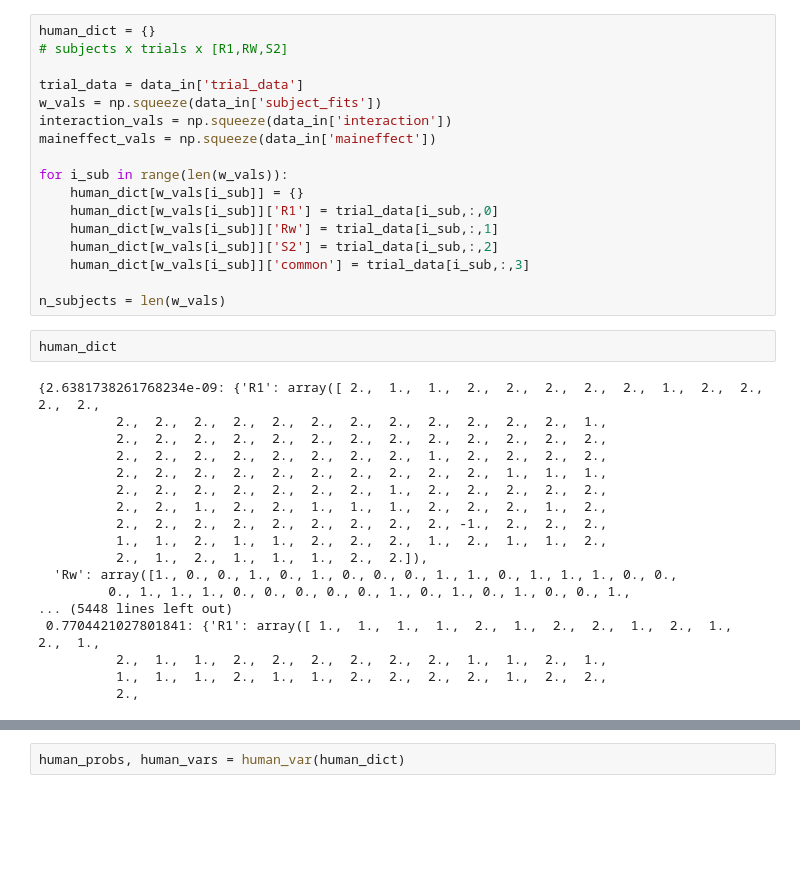
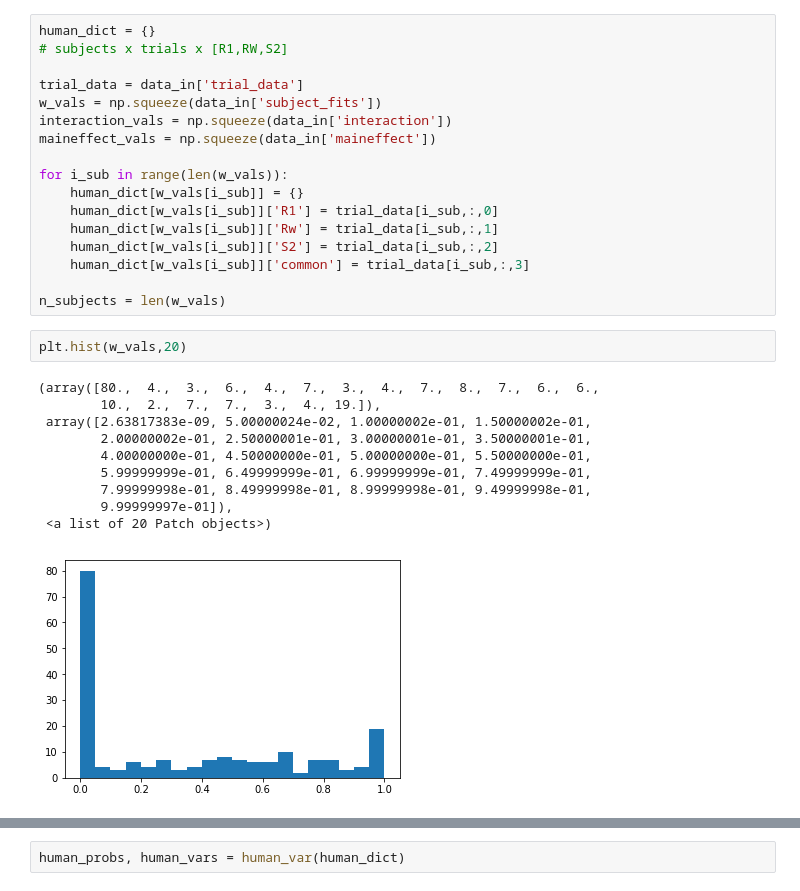
Before and after one commit to alsfilip/Empirical_Information_Bottleneck, a Jupyter notebook: Choice Variability.ipynb, the cells around one changed output, grey strips where cells are left out. Saved outputs shown, nothing was run; the diff lists cells and outputs as text; blank space fills up the shorter version.

```diff
--- a/Choice Variability.ipynb
+++ b/Choice Variability.ipynb
@@ -154,26 +154,19 @@ for i_sub in range(len(w_vals)):
     human_dict[w_vals[i_sub]]['common'] = trial_data[i_sub,:,3]
 
 n_subjects = len(w_vals)
-# %%
-human_dict
-# %% [output]
-{2.6381738261768234e-09: {'R1': array([ 2.,  1.,  1.,  2.,  2.,  2.,  2.,  2.,  1.,  2.,  2.,  2.,  2.,
-          2.,  2.,  2.,  2.,  2.,  2.,  2.,  2.,  2.,  2.,  2.,  2.,  1.,
-          2.,  2.,  2.,  2.,  2.,  2.,  2.,  2.,  2.,  2.,  2.,  2.,  2.,
-          2.,  2.,  2.,  2.,  2.,  2.,  2.,  2.,  1.,  2.,  2.,  2.,  2.,
-          2.,  2.,  2.,  2.,  2.,  2.,  2.,  2.,  2.,  2.,  1.,  1.,  1.,
-          2.,  2.,  2.,  2.,  2.,  2.,  2.,  1.,  2.,  2.,  2.,  2.,  2.,
-          2.,  2.,  1.,  2.,  2.,  1.,  1.,  1.,  2.,  2.,  2.,  1.,  2.,
-          2.,  2.,  2.,  2.,  2.,  2.,  2.,  2.,  2., -1.,  2.,  2.,  2.,
-          1.,  1.,  2.,  1.,  1.,  2.,  2.,  2.,  1.,  2.,  1.,  1.,  2.,
-          2.,  1.,  2.,  1.,  1.,  1.,  2.,  2.]),
-  'Rw': array([1., 0., 0., 1., 0., 1., 0., 0., 0., 1., 1., 0., 1., 1., 1., 0., 0.,
-         0., 1., 1., 1., 0., 0., 0., 0., 0., 1., 0., 1., 0., 1., 0., 0., 1.,
-... (5448 lines left out)
- 0.7704421027801841: {'R1': array([ 1.,  1.,  1.,  1.,  2.,  1.,  2.,  2.,  1.,  2.,  1.,  2.,  1.,
-          2.,  1.,  1.,  2.,  2.,  2.,  2.,  2.,  2.,  1.,  1.,  2.,  1.,
-          1.,  1.,  1.,  2.,  1.,  1.,  2.,  2.,  2.,  2.,  1.,  2.,  2.,
-          2.,
+# %%
+plt.hist(w_vals,20)
+# %% [output]
+(array([80.,  4.,  3.,  6.,  4.,  7.,  3.,  4.,  7.,  8.,  7.,  6.,  6.,
+        10.,  2.,  7.,  7.,  3.,  4., 19.]),
+ array([2.63817383e-09, 5.00000024e-02, 1.00000002e-01, 1.50000002e-01,
+        2.00000002e-01, 2.50000001e-01, 3.00000001e-01, 3.50000001e-01,
+        4.00000000e-01, 4.50000000e-01, 5.00000000e-01, 5.50000000e-01,
+        5.99999999e-01, 6.49999999e-01, 6.99999999e-01, 7.49999999e-01,
+        7.99999998e-01, 8.49999998e-01, 8.99999998e-01, 9.49999998e-01,
+        9.99999997e-01]),
+ <a list of 20 Patch objects>)
+[figure, added]
 # %%
 def human_var(data_dict):
     w_to_probs= {}
```
Also changed, not shown: parts of 7 cells of this notebook.
